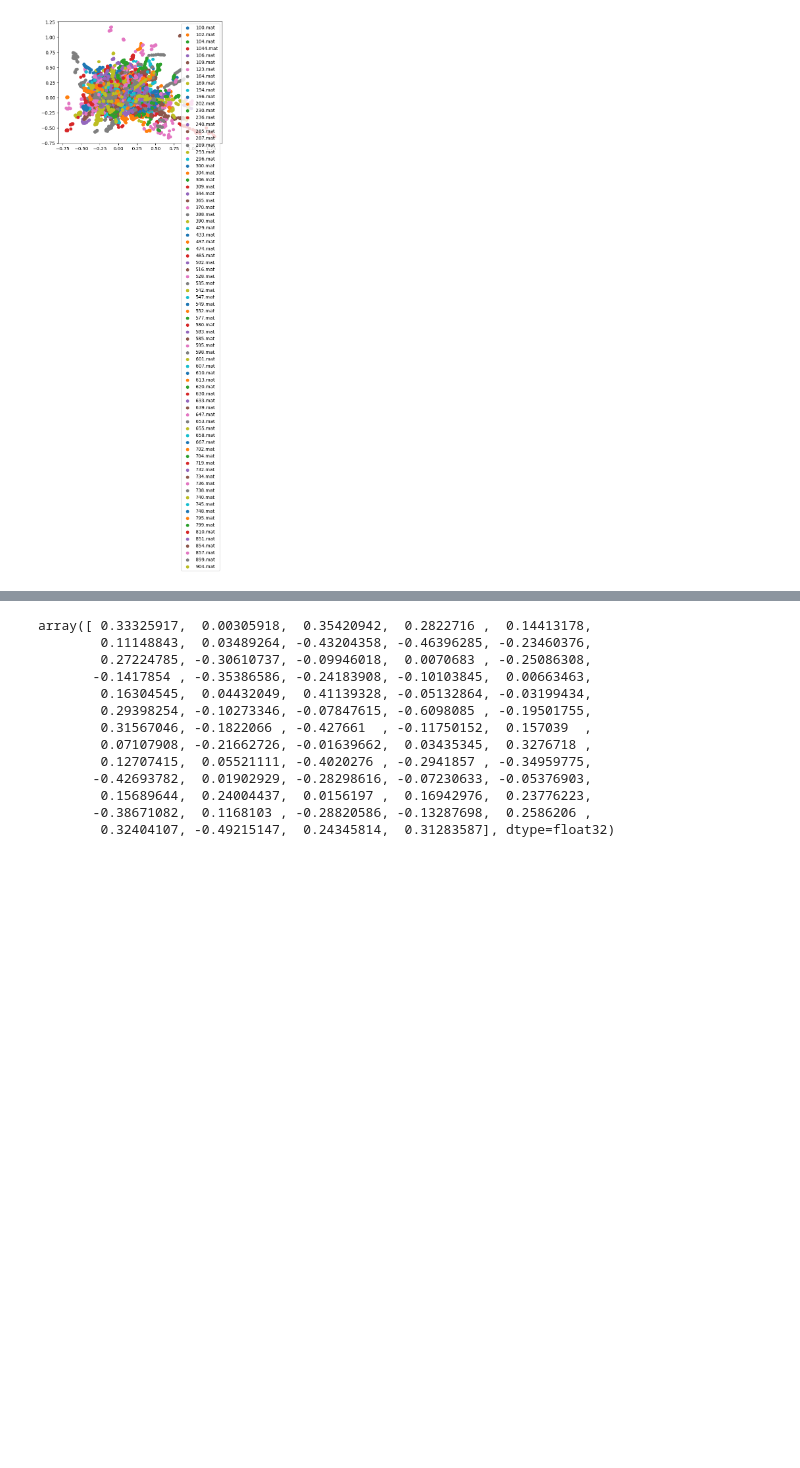
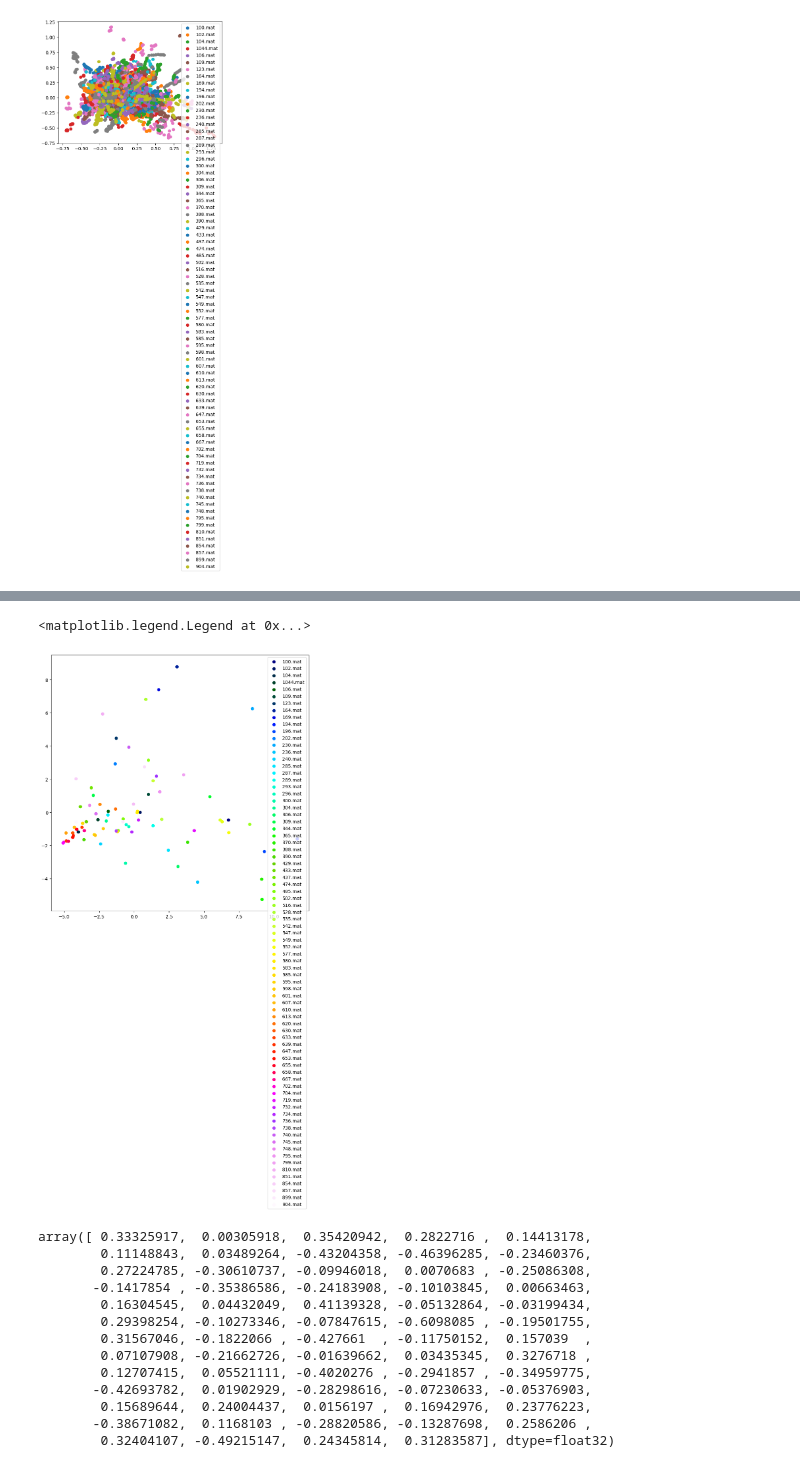
Before and after one commit to kaburia/animal-poses4population, a Jupyter notebook: graph_embeddings.ipynb, the cells around one changed output, grey strips where cells are left out. Cells and saved outputs as stored; diff of their text form; code cells hidden in the pictures; blank space fills up the shorter version.

```diff
--- a/graph_embeddings.ipynb
+++ b/graph_embeddings.ipynb
@@ -254,3 +246,26 @@ plt.legend()
+# %%
+import matplotlib.pyplot as plt
+import matplotlib.cm as cm
+
+num_samples, num_channels, height, width = np.array(Video_data).shape
+X = np.array(Video_data).reshape(num_samples, num_channels*height*width)
+pca = PCA(n_components=2)
+X_pca = pca.fit_transform(X)
+pca_dict = dict(zip(graph_seq.keys(), X_pca))
+
+# Create a colormap
+colors = cm.gist_ncar(np.linspace(0, 1, 79))
+count = 0
+plt.figure(figsize=(10,10))
+for count, (key, value) in enumerate(pca_dict.items()):
+    if count == 80:
+        break
+    plt.scatter(value[0], value[1], label=key, color=colors[count])
+    count += 1
+plt.legend()
+# %% [output]
+<matplotlib.legend.Legend at 0x...>
+[figure, added]
 # %%
 from node2vec import Node2Vec
 
```
Also changed, not shown: parts of 4 cells of this notebook.
